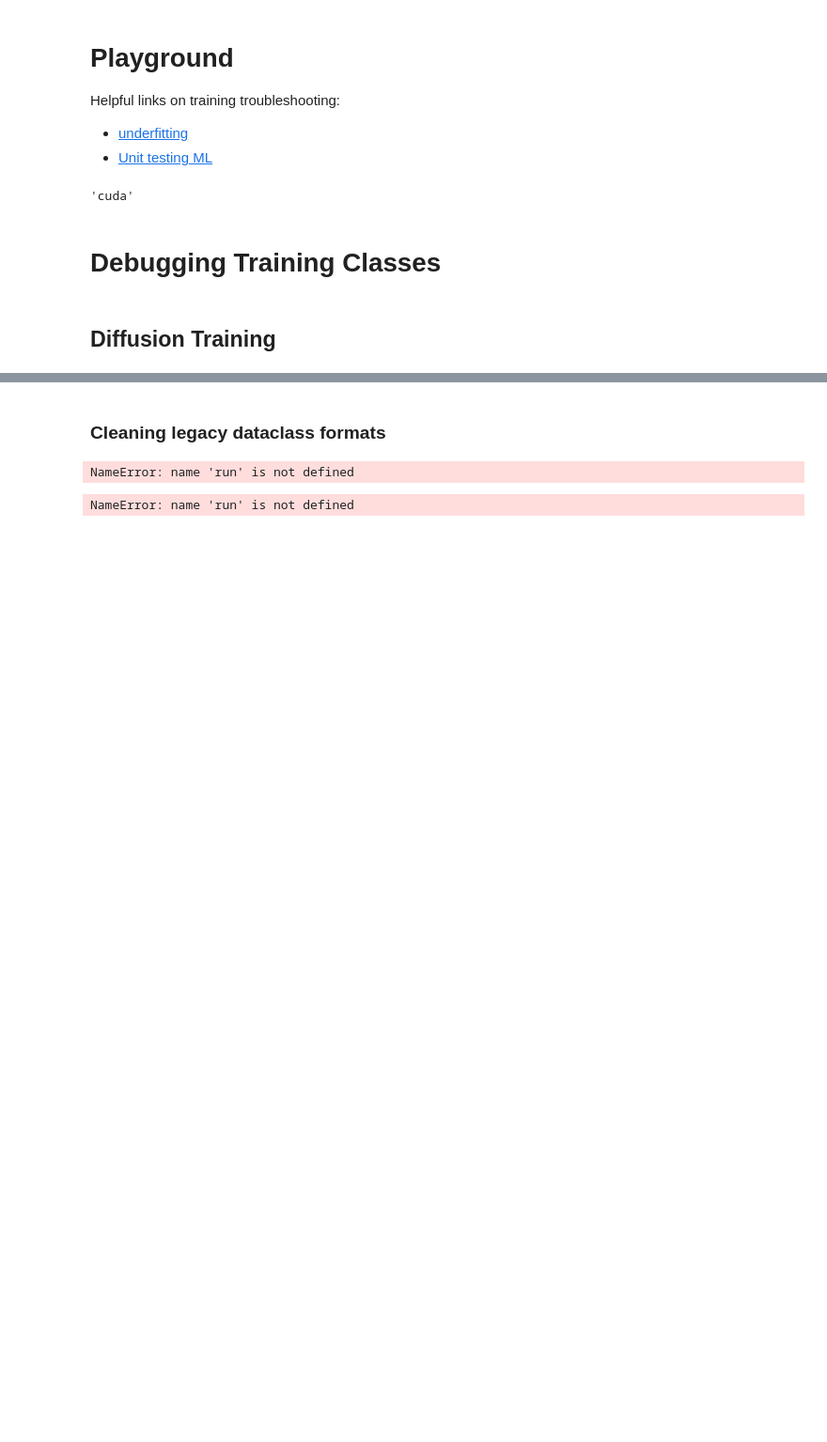
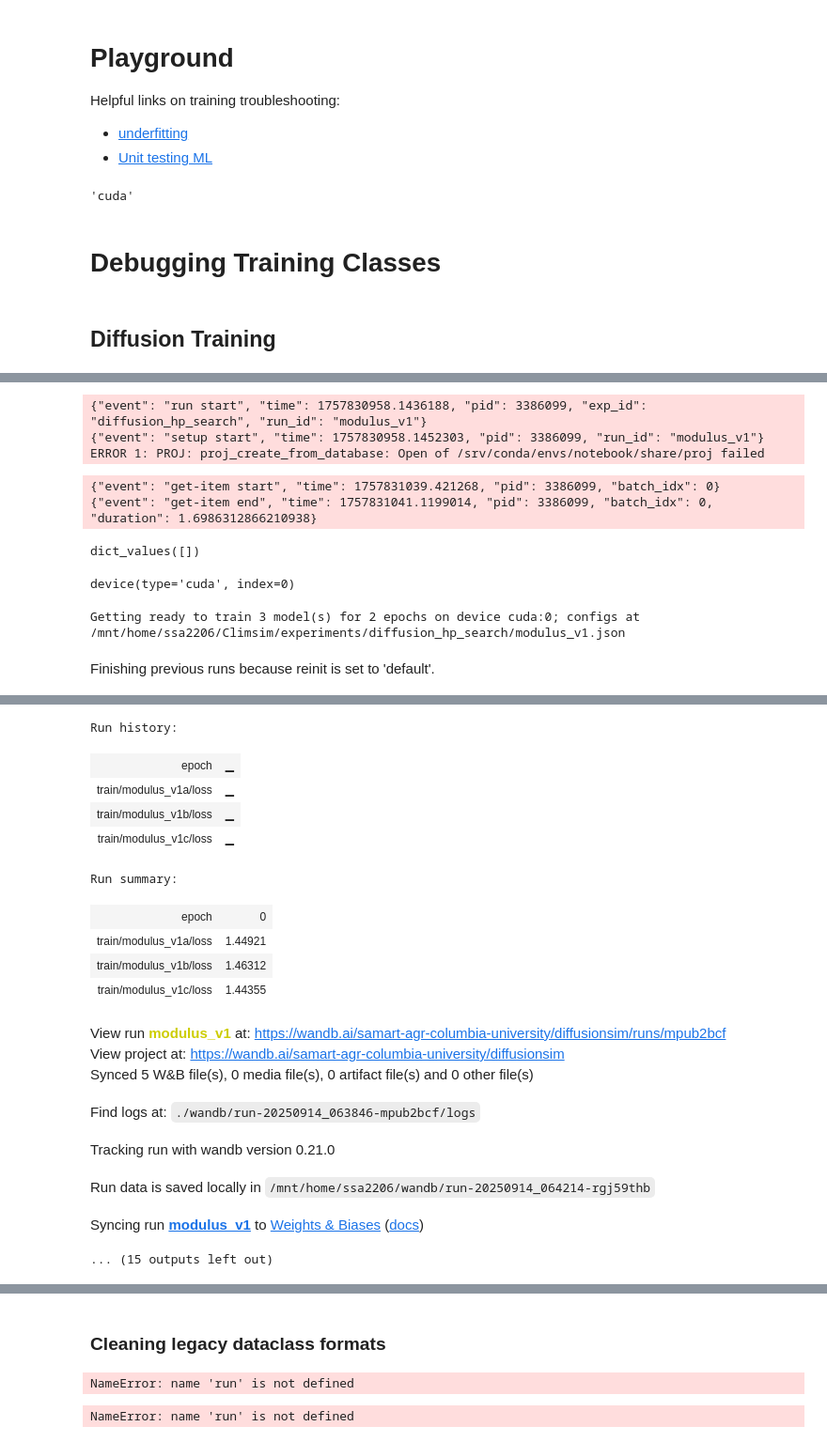
Before and after one commit to SammyAgrawal/diffusion-climsim, a Jupyter notebook: Notebooks/DebuggingRuns.ipynb, the cells around one changed output, grey strips where cells are left out. Shown at 94% size. Drawn from its saved outputs; the diff is of its cells as text; code cells hidden in the pictures; blank space fills up the shorter version.

```diff
--- a/Notebooks/DebuggingRuns.ipynb
+++ b/Notebooks/DebuggingRuns.ipynb
@@ -254,0 +74,27 @@ TimestepEmbedding(
+# %%
+
+run_start_time = tru.log_event("run start", exp_id=exp_id, run_id=run_id)
+t0 =  tru.log_event("setup start", run_id=run_id)
+base_dir = os.path.join(EXP_DIR, exp_id)
+tconfigs, mconfigs, dconfig = setup_diffusion_run(
+    NUM_MODELS, exp_id, run_id, data_vars, image_dim, batch_size=32, shuffle_indices=False, use_tendencies=False
+)
+dataloaders, indices = tru.load_dataloaders(dconfig, log=True)
+scheduler = models.SchedulerParams(
+    model_type = "ddpm-scheduler",
+    beta_schedule = "linear",
+    clip_sample = False,
+    clip_sample_range = 4.0,
+    beta_end = 0.02,
+    prediction_type = "v_prediction"
+)
+scheduler = models.load_model(scheduler, apply_lens=False)
+# %% [output]
+{"event": "run start", "time": 1757830958.1436188, "pid": 3386099, "exp_id": "diffusion_hp_search", "run_id": "modulus_v1"}
+{"event": "setup start", "time": 1757830958.1452303, "pid": 3386099, "run_id": "modulus_v1"}
+ERROR 1: PROJ: proj_create_from_database: Open of /srv/conda/envs/notebook/share/proj failed
+# %%
+images = next(iter(dataloaders[0])).to(device)
+# %% [output]
+{"event": "get-item start", "time": 1757831039.421268, "pid": 3386099, "batch_idx": 0}
+{"event": "get-item end", "time": 1757831041.1199014, "pid": 3386099, "batch_idx": 0, "duration": 1.6986312866210938}
@@ -254,0 +112,9 @@ TimestepEmbedding(
+# %%
+trainer.optimizers['modulus_v1a'].state.values()
+# %% [output]
+dict_values([])
+# %%
+model = trainer.models['modulus_v1c']
+model.device
+# %% [output]
+device(type='cuda', index=0)
@@ -254,0 +123,10 @@ TimestepEmbedding(
+# %%
+RESTART_FROM_CKPT = False
+if (RESTART_FROM_CKPT):
+    trainer.restart_from_ckpt(num_epochs, log=True, cid='')
+else:
+    trainer.train(num_epochs, log=True)
+print("Done!", flush=True)
+# %% [output]
+Getting ready to train 3 model(s) for 2 epochs on device cuda:0; configs at /mnt/home/ssa2206/Climsim/experiments/diffusion_hp_search/modulus_v1.json
+Finishing previous runs because reinit is set to 'default'.
@@ -254,0 +134,18 @@ TimestepEmbedding(
+Run history:
+| epoch | ▁ |
+| train/modulus_v1a/loss | ▁ |
+| train/modulus_v1b/loss | ▁ |
+| train/modulus_v1c/loss | ▁ |
+Run summary:
+| epoch | 0 |
+| train/modulus_v1a/loss | 1.44921 |
+| train/modulus_v1b/loss | 1.46312 |
+| train/modulus_v1c/loss | 1.44355 |
+View run modulus_v1 at: https://wandb.ai/samart-agr-columbia-university/diffusionsim/runs/mpub2bcf
+View project at: https://wandb.ai/samart-agr-columbia-university/diffusionsim
+Synced 5 W&B file(s), 0 media file(s), 0 artifact file(s) and 0 other file(s)
+Find logs at: ./wandb/run-20250914_063846-mpub2bcf/logs
+Tracking run with wandb version 0.21.0
+Run data is saved locally in /mnt/home/ssa2206/wandb/run-20250914_064214-rgj59thb
+Syncing run modulus_v1 to Weights & Biases (docs)
+... (15 outputs left out)
```
Also changed, not shown: parts of 84 cells of this notebook, 10 other files.
